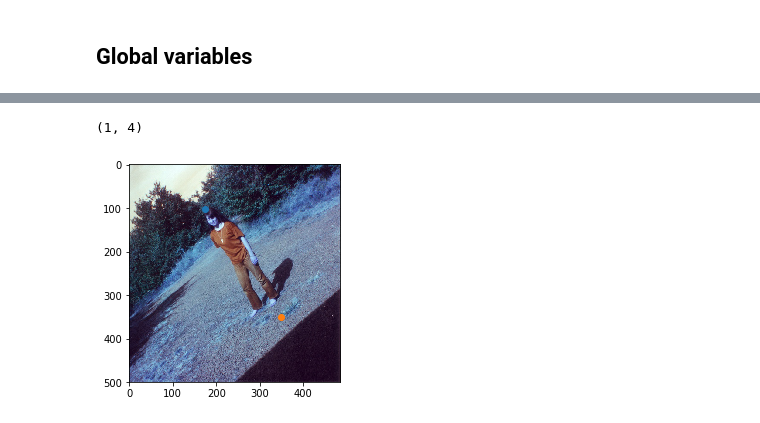
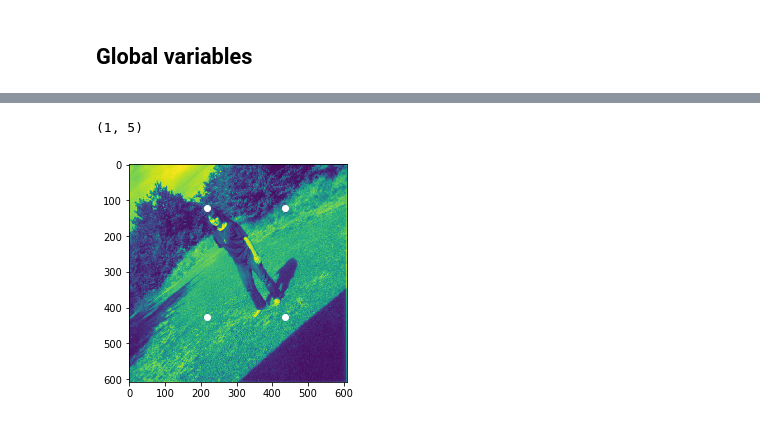
Before and after one commit to pmkalshetti/object_detection_old, a Jupyter notebook: object_detection_main.ipynb, the cells around one changed output, grey strips where cells are left out. Cells and saved outputs as stored; diff of their text form; code cells hidden in the pictures.

Commit message:
VOC sample data to TFRecords

```diff
--- a/object_detection_main.ipynb
+++ b/object_detection_main.ipynb
@@ -7,3 +7,5 @@ import matplotlib.pyplot as plt
 ## Global variables
 # %%
 DIR_TFRECORDS = 'data_small_tfrecords'
+
+IMG_H, IMG_W = 608, 608
@@ -12,23 +12,25 @@ DIR_TFRECORDS = 'data_small_tfrecords'
 # %%
+## Input function for estimator
+
 def parse_record(record):
     # dictionary as per saved TFRecord
     keys_to_features = {
         'img': tf.FixedLenFeature(shape=(), dtype=tf.string),
-        'label': tf.FixedLenFeature(shape=(), dtype=tf.string),
+        'target': tf.FixedLenFeature(shape=(), dtype=tf.string),
     }
 
     # parse record
     parsed = tf.parse_single_example(record, keys_to_features)
 
     # decode image
-    img = tf.decode_raw(parsed['img'], tf.uint8)
-    img = tf.reshape(img, [500, 486, 3])
+    img = tf.decode_raw(parsed['img'], tf.float32)
+    img = tf.reshape(img, [IMG_H, IMG_W, 3])
 
     # decode label
-    label = tf.decode_raw(parsed['label'], tf.float64)
-    label = tf.reshape(label, [1, 4])
+    target = tf.decode_raw(parsed['target'], tf.float32)
+    target = tf.reshape(target, [1, 5])
 
-    return {'img': img}, label
+    return {'img': img}, target
 
 def input_fn_train(data_file):
     dataset = tf.data.TFRecordDataset(data_file)
@@ -41,18 +43,22 @@ def input_fn_train(data_file):
     return features, labels
 # %%
 tf.reset_default_graph()
-f, l = input_fn_train(DIR_TFRECORDS+'/0.tfrecords')
+f, t = input_fn_train(DIR_TFRECORDS+'/0.tfrecords')
 
 with tf.Session() as sess:
-    f, l = sess.run([f,l])
+    f, t = sess.run([f,t])
 # %%
-l.shape
+t.shape
 # %% [output]
-(1, 4)
+(1, 5)
-# %%
-plt.imshow(f['img'])
-plt.scatter(l[0][1], l[0][0])
-plt.scatter(l[0][3], l[0][2])
-plt.show()
-# %% [output]
-[figure, removed]
+# %%
+l = t
+# %%
+plt.imshow(f['img'][:,:,0])
+plt.scatter((l[0,1]-l[0,3]/2)*IMG_W, (l[0,0]-l[0,2]/2)*IMG_H, color='w')
+plt.scatter((l[0,1]-l[0,3]/2)*IMG_W, (l[0,0]+l[0,2]/2)*IMG_H, color='w')
+plt.scatter((l[0,1]+l[0,3]/2)*IMG_W, (l[0,0]-l[0,2]/2)*IMG_H, color='w')
+plt.scatter((l[0,1]+l[0,3]/2)*IMG_W, (l[0,0]+l[0,2]/2)*IMG_H, color='w')
+plt.show()
+# %% [output]
+[figure, added]
```
Also changed, not shown: parts of 1 cell of this notebook, 1 other file.
